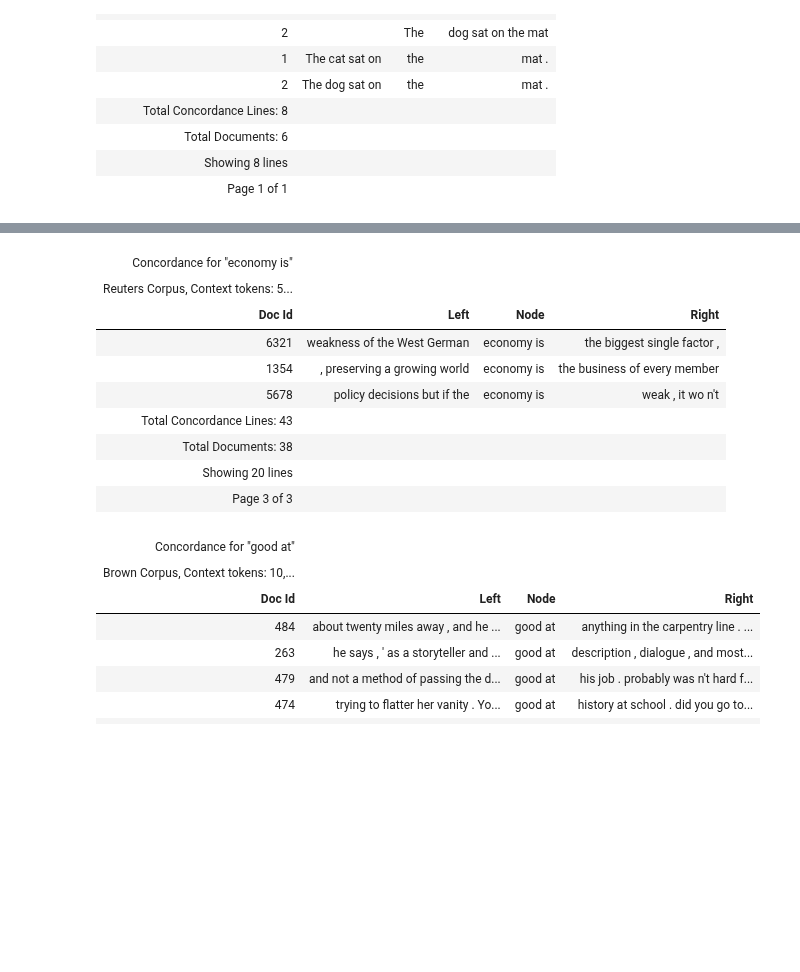
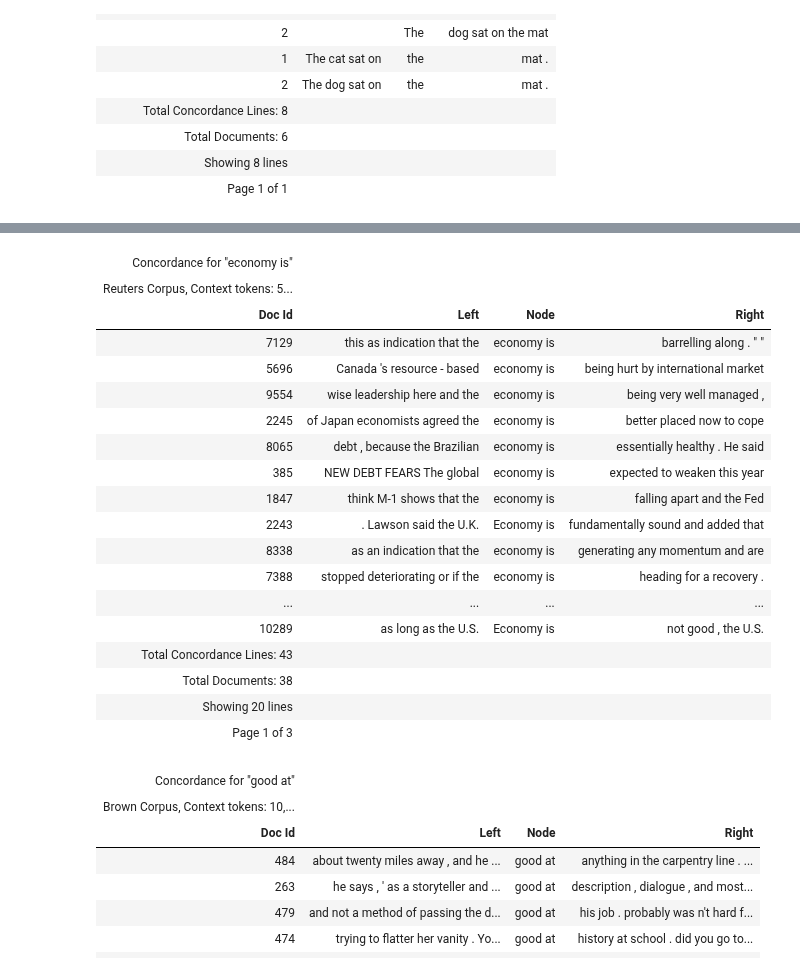
Before and after one commit to polsci/conc, a Jupyter notebook: nbs/api/72_concordance.ipynb, the cells around one changed output, grey strips where cells are left out. Saved outputs shown, nothing was run; the diff lists cells and outputs as text; code cells hidden in the pictures; blank space fills up the shorter version.

Commit message:
adding functionality to sort concordances with punctuation ignored - still being tested

```diff
--- a/nbs/api/72_concordance.ipynb
+++ b/nbs/api/72_concordance.ipynb
@@ -284,7 +398,7 @@ conc_reuters.concordance('the company said', context_length = 5, order='1R2R3R')
 | Page 1 of 59 |  |  |  |
 # %%
 #| hide
-set_logger_state('verbose')
-conc_reuters.concordance('economy is', context_length = 5, order='1R2R3R', page_current = 3).display()
-set_logger_state('quiet')
+conc_reuters.concordance('economy is', context_length = 5, order='1R2R3R', page_current = 1, ignore_punctuation = True).display()
+#conc_reuters.concordance('economy is', context_length = 5, order='1R2R3R', page_current = 2).display()
+#conc_reuters.concordance('economy is', context_length = 5, order='1R2R3R', page_current = 3).display()
 # %% [output]
@@ -299,13 +405,22 @@ set_logger_state('quiet')
 | Concordance for "economy is" |  |  |  |
 | Reuters Corpus, Context tokens: 5... |  |  |  |
 | Doc Id | Left | Node | Right |
-| 6321 | weakness of the West German | economy is | the biggest single factor , |
-| 1354 | , preserving a growing world | economy is | the business of every member |
-| 5678 | policy decisions but if the | economy is | weak , it wo n't |
+| 7129 | this as indication that the | economy is | barrelling along . " " |
+| 5696 | Canada 's resource - based | economy is | being hurt by international market |
+| 9554 | wise leadership here and the | economy is | being very well managed , |
+| 2245 | of Japan economists agreed the | economy is | better placed now to cope |
+| 8065 | debt , because the Brazilian | economy is | essentially healthy . He said |
+| 385 | NEW DEBT FEARS The global | economy is | expected to weaken this year |
+| 1847 | think M-1 shows that the | economy is | falling apart and the Fed |
+| 2243 | . Lawson said the U.K. | Economy is | fundamentally sound and added that |
+| 8338 | as an indication that the | economy is | generating any momentum and are |
+| 7388 | stopped deteriorating or if the | economy is | heading for a recovery . |
+| ... | ... | ... | ... |
+| 10289 | as long as the U.S. | Economy is | not good , the U.S. |
 | Total Concordance Lines: 43 |  |  |  |
 | Total Documents: 38 |  |  |  |
 | Showing 20 lines |  |  |  |
-| Page 3 of 3 |  |  |  |
+| Page 1 of 3 |  |  |  |
 # %%
 report_brown.concordance('good at', context_length = 10, order='1R2R3R').display()
 # %% [output]
```
Also changed, not shown: parts of 9 cells of this notebook, 4 other files.
